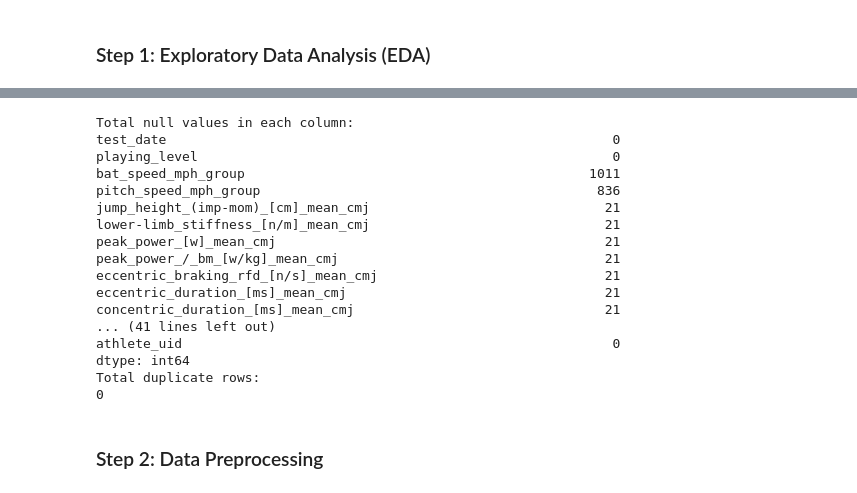
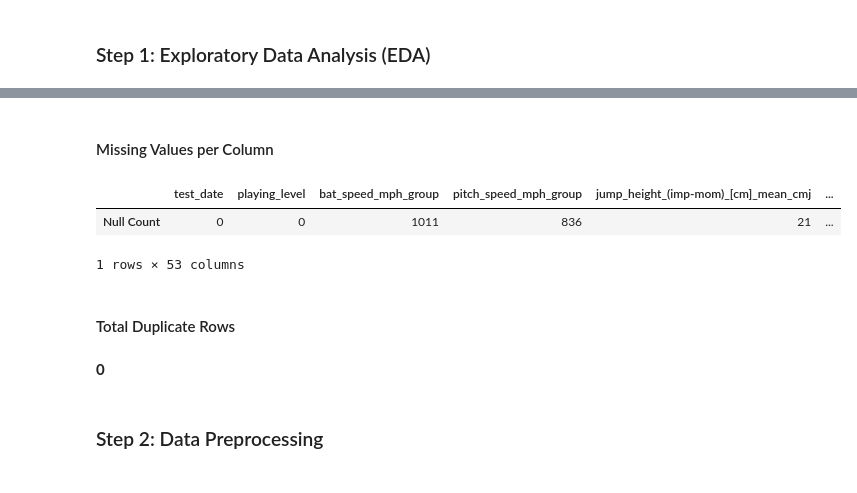
Before and after one commit to treychase/IDS_mini2, a Jupyter notebook: driveline.ipynb, the cells around one changed output, grey strips where cells are left out. Saved outputs shown, nothing was run; the diff lists cells and outputs as text; code cells hidden in the pictures.

```diff
--- a/driveline.ipynb
+++ b/driveline.ipynb
@@ -51,28 +124,18 @@ max           332.880000
 # %%
-print("Total null values in each column:")
-print(data.isnull().sum())
+from IPython.display import display, Markdown
 
-# Check total duplicate rows
-print("Total duplicate rows:")
-print(data.duplicated().sum())
+display(Markdown("#### Missing Values per Column"))
+display(data.isnull().sum().to_frame("Null Count").T)
+
+display(Markdown("#### Total Duplicate Rows"))
+display(Markdown(f"**{data.duplicated().sum()}**"))
 # %% [output]
+#### Missing Values per Column
+|  | test_date | playing_level | bat_speed_mph_group | pitch_speed_mph_group | jump_height_(imp-mom)_[cm]_mean_cmj | ... |
+| Null Count | 0 | 0 | 1011 | 836 | 21 | ... |
-Total null values in each column:
-test_date                                                         0
-playing_level                                                     0
-bat_speed_mph_group                                            1011
-pitch_speed_mph_group                                           836
-jump_height_(imp-mom)_[cm]_mean_cmj                              21
-lower-limb_stiffness_[n/m]_mean_cmj                              21
-peak_power_[w]_mean_cmj                                          21
-peak_power_/_bm_[w/kg]_mean_cmj                                  21
-eccentric_braking_rfd_[n/s]_mean_cmj                             21
-eccentric_duration_[ms]_mean_cmj                                 21
-concentric_duration_[ms]_mean_cmj                                21
-... (41 lines left out)
-athlete_uid                                                       0
-dtype: int64
-Total duplicate rows:
-0
+1 rows × 53 columns
+#### Total Duplicate Rows
+**0**
 # %% [markdown]
 ### Step 2: Data Preprocessing
 # %%
```
Also changed, not shown: parts of 1 cell of this notebook.
